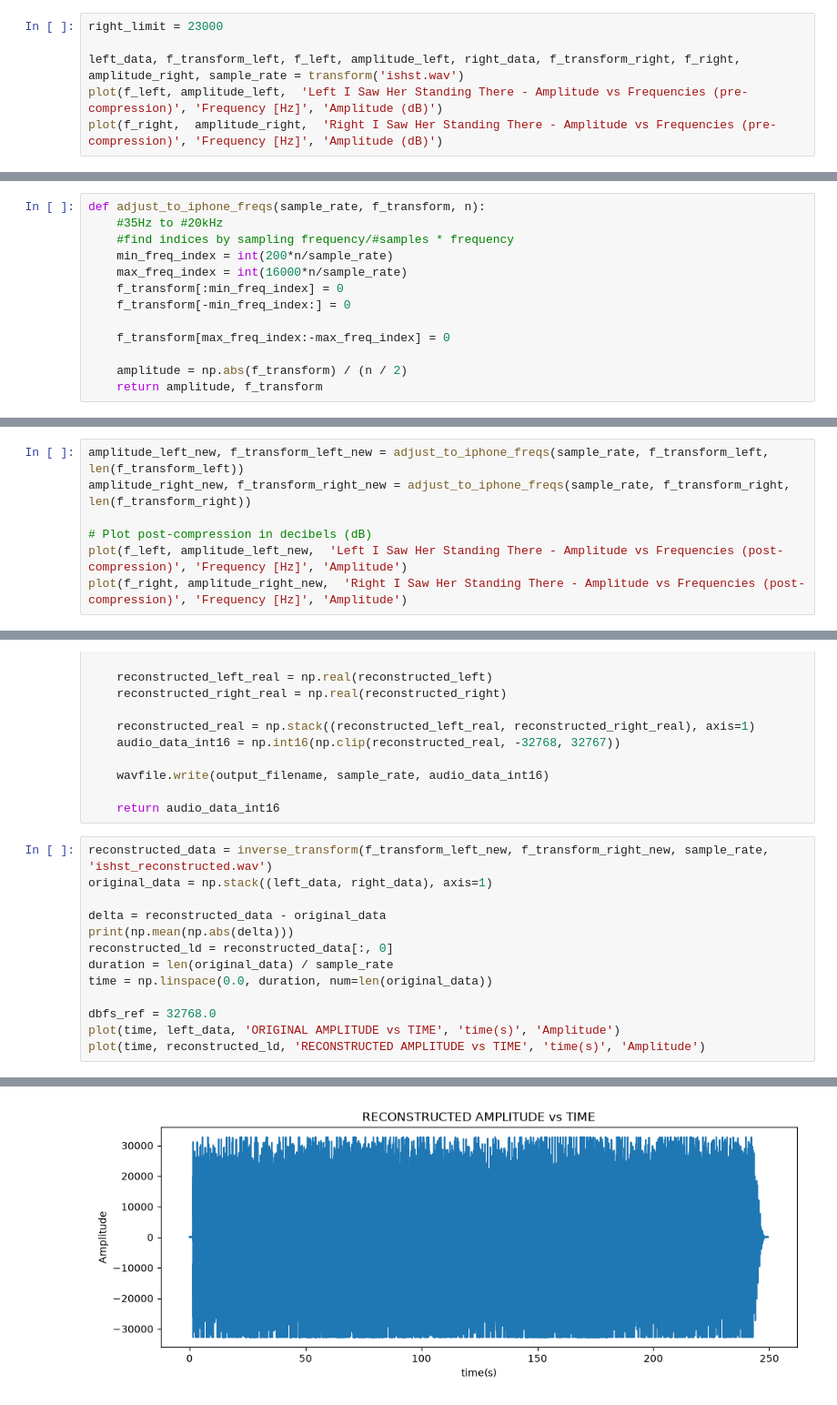
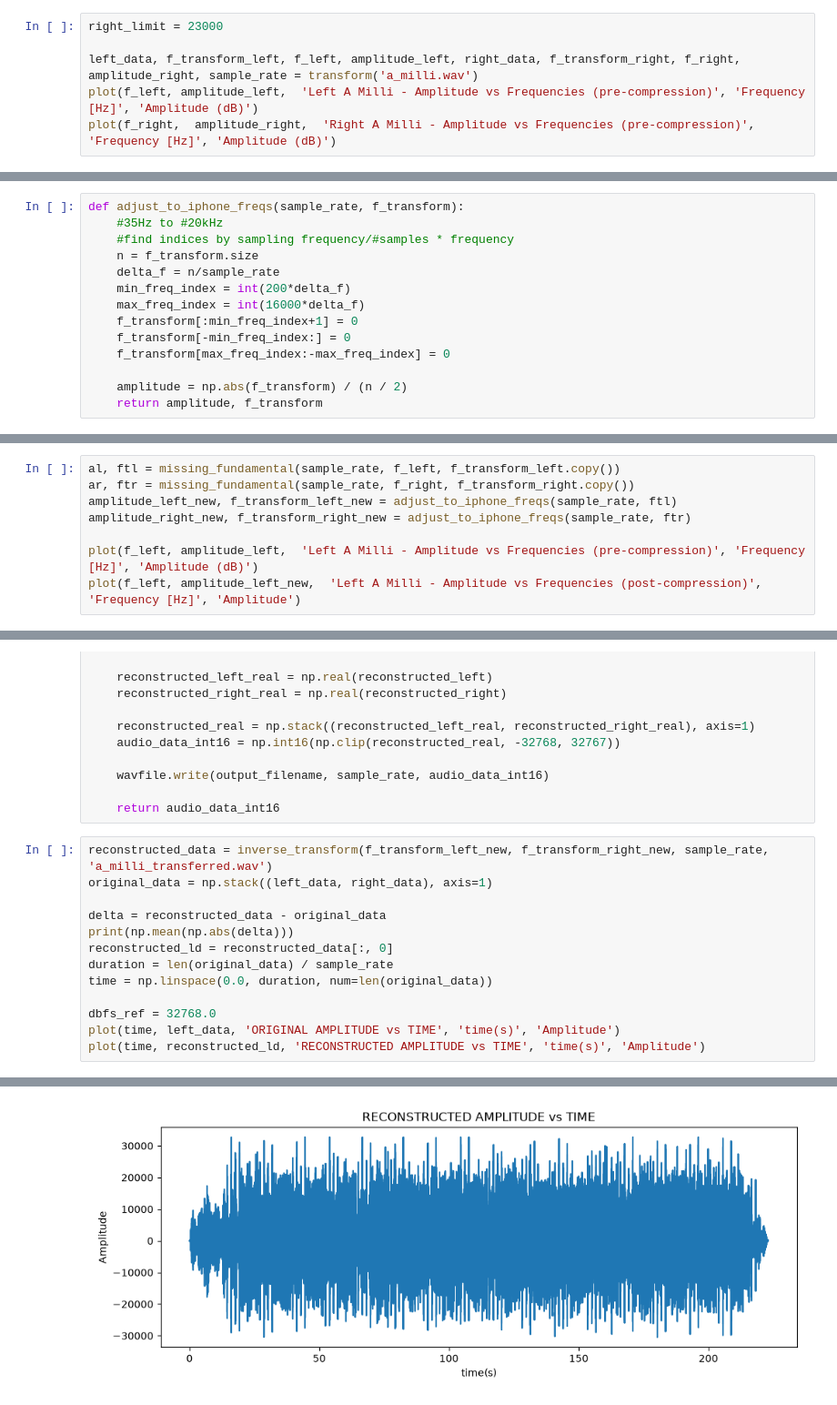
Before and after one commit to EranMaor/Audio-Processing, a Jupyter notebook: fourier.ipynb, the cells around one changed output, grey strips where cells are left out. Shown at 91% size. Cells and saved outputs as stored; diff of their text form.

```diff
--- a/fourier.ipynb
+++ b/fourier.ipynb
@@ -53,7 +54,7 @@ def plot(x, y, title, xlabel, ylabel):
 # %%
 right_limit = 23000
 
-left_data, f_transform_left, f_left, amplitude_left, right_data, f_transform_right, f_right, amplitude_right, sample_rate = transform('ishst.wav')
-plot(f_left, amplitude_left,  'Left I Saw Her Standing There - Amplitude vs Frequencies (pre-compression)', 'Frequency [Hz]', 'Amplitude (dB)')
-plot(f_right,  amplitude_right,  'Right I Saw Her Standing There - Amplitude vs Frequencies (pre-compression)', 'Frequency [Hz]', 'Amplitude (dB)')
+left_data, f_transform_left, f_left, amplitude_left, right_data, f_transform_right, f_right, amplitude_right, sample_rate = transform('a_milli.wav')
+plot(f_left, amplitude_left,  'Left A Milli - Amplitude vs Frequencies (pre-compression)', 'Frequency [Hz]', 'Amplitude (dB)')
+plot(f_right,  amplitude_right,  'Right A Milli - Amplitude vs Frequencies (pre-compression)', 'Frequency [Hz]', 'Amplitude (dB)')
 # %% [output]
@@ -78,14 +81,15 @@ def adjust_to_speaker_freqs(sample_rate, f_transform, n):
     amplitude = np.abs(f_transform) / (n / 2)
     return amplitude, f_transform
 # %%
-def adjust_to_iphone_freqs(sample_rate, f_transform, n):
+def adjust_to_iphone_freqs(sample_rate, f_transform):
     #35Hz to #20kHz
     #find indices by sampling frequency/#samples * frequency
-    min_freq_index = int(200*n/sample_rate)
-    max_freq_index = int(16000*n/sample_rate)
-    f_transform[:min_freq_index] = 0
+    n = f_transform.size
+    delta_f = n/sample_rate
+    min_freq_index = int(200*delta_f)
+    max_freq_index = int(16000*delta_f)
+    f_transform[:min_freq_index+1] = 0
     f_transform[-min_freq_index:] = 0
-
     f_transform[max_freq_index:-max_freq_index] = 0
 
     amplitude = np.abs(f_transform) / (n / 2)
@@ -93,8 +141,9 @@ def adjust_to_iphone_freqs(sample_rate, f_transform, n):
 # %%
-amplitude_left_new, f_transform_left_new = adjust_to_iphone_freqs(sample_rate, f_transform_left, len(f_transform_left))
-amplitude_right_new, f_transform_right_new = adjust_to_iphone_freqs(sample_rate, f_transform_right, len(f_transform_right))
+al, ftl = missing_fundamental(sample_rate, f_left, f_transform_left.copy())
+ar, ftr = missing_fundamental(sample_rate, f_right, f_transform_right.copy())
+amplitude_left_new, f_transform_left_new = adjust_to_iphone_freqs(sample_rate, ftl)
+amplitude_right_new, f_transform_right_new = adjust_to_iphone_freqs(sample_rate, ftr)
 
-# Plot post-compression in decibels (dB)
-plot(f_left, amplitude_left_new,  'Left I Saw Her Standing There - Amplitude vs Frequencies (post-compression)', 'Frequency [Hz]', 'Amplitude')
-plot(f_right, amplitude_right_new,  'Right I Saw Her Standing There - Amplitude vs Frequencies (post-compression)', 'Frequency [Hz]', 'Amplitude')
+plot(f_left, amplitude_left,  'Left A Milli - Amplitude vs Frequencies (pre-compression)', 'Frequency [Hz]', 'Amplitude (dB)')
+plot(f_left, amplitude_left_new,  'Left A Milli - Amplitude vs Frequencies (post-compression)', 'Frequency [Hz]', 'Amplitude')
 # %% [output]
@@ -115,7 +164,7 @@ def inverse_transform(left, right, sample_rate, output_filename):
 
     return audio_data_int16
 # %%
-reconstructed_data = inverse_transform(f_transform_left_new, f_transform_right_new, sample_rate, 'ishst_reconstructed.wav')
+reconstructed_data = inverse_transform(f_transform_left_new, f_transform_right_new, sample_rate, 'a_milli_transferred.wav')
 original_data = np.stack((left_data, right_data), axis=1)
 
 delta = reconstructed_data - original_data
@@ -133 +182 @@ plot(time, reconstructed_ld, 'RECONSTRUCTED AMPLITUDE vs TIME', 'time(s)', 'Ampl
-[figure, old version]
+[figure, new version]
```
Also changed, not shown: parts of 6 cells of this notebook, 3 other files.
